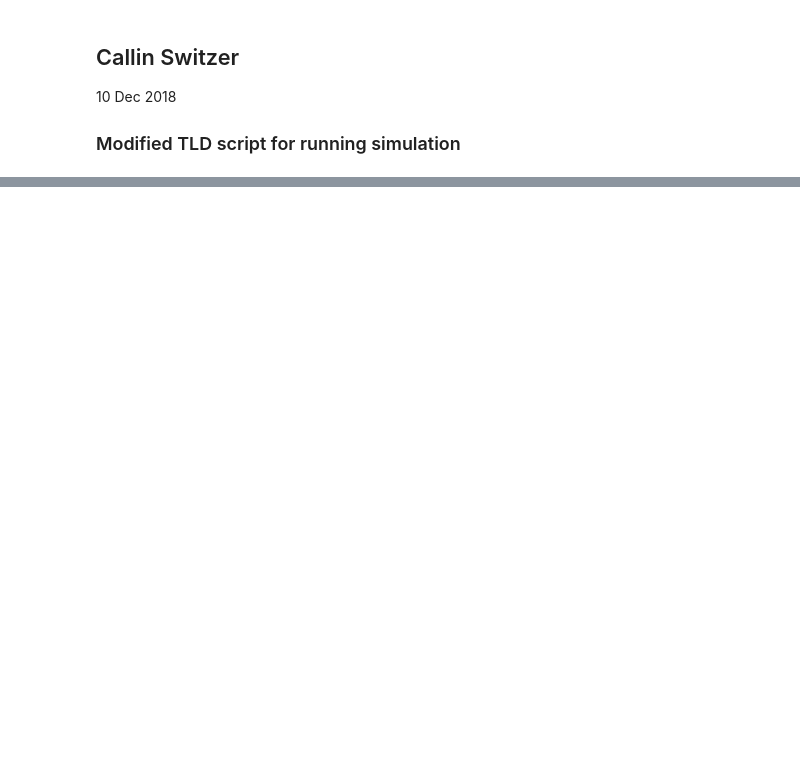
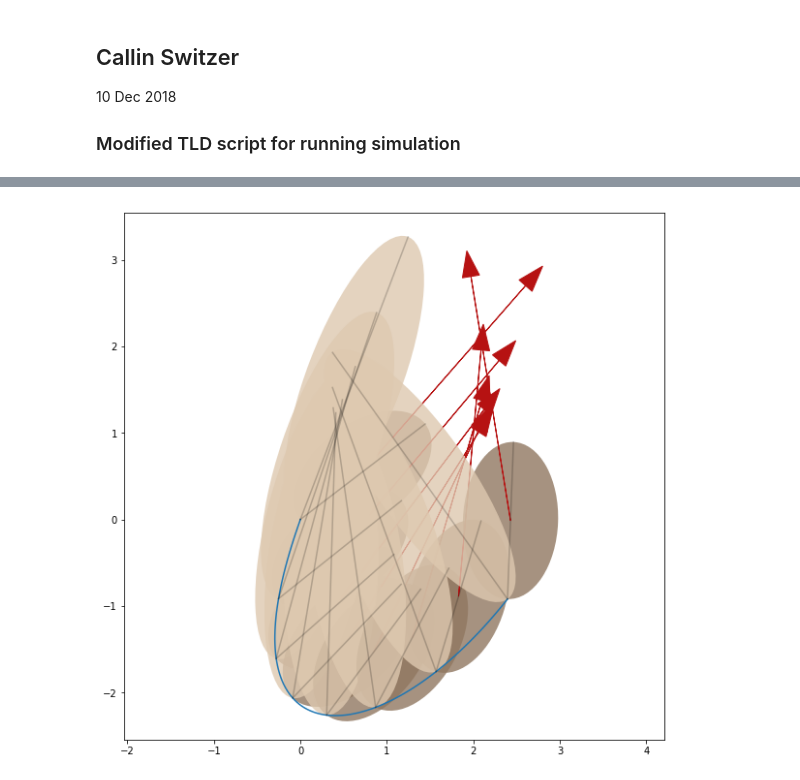
Before and after one commit to nifti-coe/ODE_Python, a Jupyter notebook: 002_RunSimulation_loop.ipynb, the cells around one changed output, grey strips where cells are left out. Cells and saved outputs as stored; diff of their text form; code cells hidden in the pictures; blank space fills up the shorter version.

```diff
--- a/002_RunSimulation_loop.ipynb
+++ b/002_RunSimulation_loop.ipynb
@@ -242,0 +235,53 @@ for i in range(0,nrun):
+# %%
+# plot moth and force
+
+timestep = 0
+# theta = head angle
+# phi = abdomen angle
+thoraxLen = 0.908 * 2# cm
+abLen = 1.747 *2 #cm
+bodyWidth = 1.1
+
+
+# plot trajectory
+fig, ax = plt.subplots( figsize = [10,10])
+ax.set_aspect('equal', 'datalim')
+i += 1
+ax.plot(x[i, :],y[i, :], label = 'trajectory x vs y')
+
+
+# add body positions:
+for timestep in (np.linspace(0, 99, num = 8 )).astype(int):
+    center = np.array([x[i, timestep], y[i, timestep]])
+    head = center + np.array(pol2cart(thoraxLen, theta[i, timestep]))
+    abTip = center + np.array(pol2cart(abLen, phi[i, timestep]))
+
+
+
+    xx, yy = zip(*[center, head])
+    xab,yab = zip(*[center, abTip])
+
+    el = Ellipse(midpoint(center, head), width = thoraxLen, height = bodyWidth, facecolor='#907760', alpha=0.8, angle = math.degrees(theta[i, timestep]))
+    el2 = Ellipse(midpoint(center, abTip), width = abLen, height = bodyWidth, facecolor='#DEC9B0', alpha=0.8, angle = math.degrees(phi[i, timestep]))
+
+    ax.add_artist(el)
+    ax.add_artist(el2)
+
+    ax.plot(xx, yy, 'k', alpha = 0.2)
+    #ax.scatter(xx, yy, s= 10, c = 'k', alpha = 0.2)
+    ax.plot(xab,yab, 'k', alpha = 0.2)
+    #ax.scatter(xab,yab, s = 10, c = 'k', alpha = 0.2)
+
+    # plot force
+    forceAlpha = state0[i, 9]
+    forceCenter = midpoint(center, head)
+    forceMagnitude = state0[i, 8] / 15000 # scale
+    #ax.scatter(forceCenter[0], forceCenter[1], s= 30, c= 'r', alpha = 1)
+    forceAngle = theta[i, timestep] + forceAlpha
+    forceTip = np.add(pol2cart(forceMagnitude, forceAngle), forceCenter)
+    #ax.scatter(forceTip[0], forceTip[1], s= 30, c= 'r', alpha = 1)
+    ax.arrow(x = forceCenter[0], y = forceCenter[1],
+             dx = forceTip[0] - forceCenter[0],  dy =  forceTip[1] - forceCenter[1],
+            head_width = 0.2, color = "#B61212")
+# %% [output]
+[figure, added]
```
Also changed, not shown: parts of 33 cells of this notebook, 1 other file.
